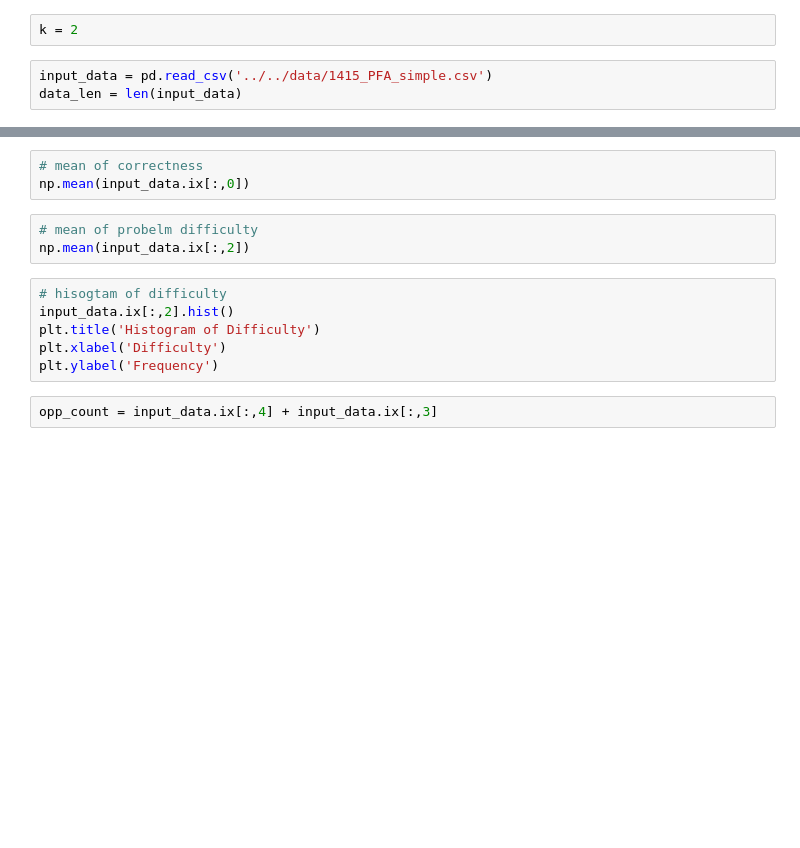
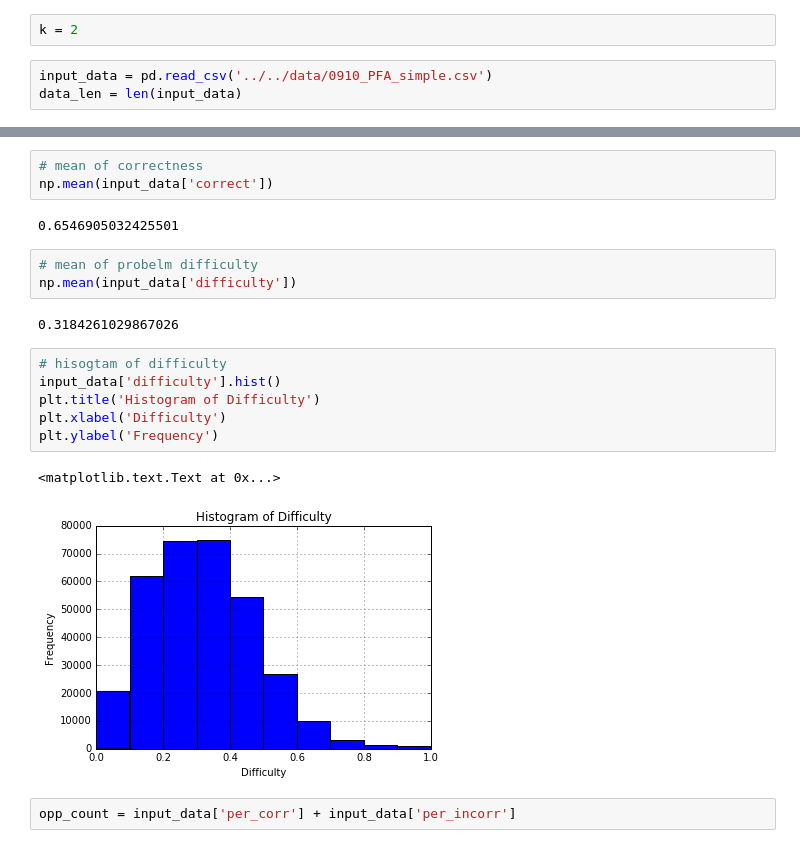
Before and after one commit to beardeer/assistments_workbench, a Jupyter notebook: models/notebooks/PFA.ipynb, the cells around one changed output, grey strips where cells are left out. Saved outputs shown, nothing was run; the diff lists cells and outputs as text; blank space fills up the shorter version.

```diff
--- a/models/notebooks/PFA.ipynb
+++ b/models/notebooks/PFA.ipynb
@@ -12,7 +13,7 @@ ImportError: cannot import name DecisionTreeClassifier
 # %%
 k = 2
 # %%
-input_data = pd.read_csv('../../data/1415_PFA_simple.csv')
+input_data = pd.read_csv('../../data/0910_PFA_simple.csv')
 data_len = len(input_data)
 # %%
 input_data.describe()
@@ -21,15 +39,22 @@ input_data.head()
 # %%
 # mean of correctness
-np.mean(input_data.ix[:,0])
+np.mean(input_data['correct'])
+# %% [output]
+0.6546905032425501
 # %%
 # mean of probelm difficulty
-np.mean(input_data.ix[:,2])
+np.mean(input_data['difficulty'])
+# %% [output]
+0.3184261029867026
 # %%
 # hisogtam of difficulty
-input_data.ix[:,2].hist()
+input_data['difficulty'].hist()
 plt.title('Histogram of Difficulty')
 plt.xlabel('Difficulty')
 plt.ylabel('Frequency')
+# %% [output]
+<matplotlib.text.Text at 0x...>
+[figure, added]
 # %%
-opp_count = input_data.ix[:,4] + input_data.ix[:,3]
+opp_count = input_data['per_corr'] + input_data['per_incorr']
 # %%
```
Also changed, not shown: parts of 11 cells of this notebook, 3 other files.
